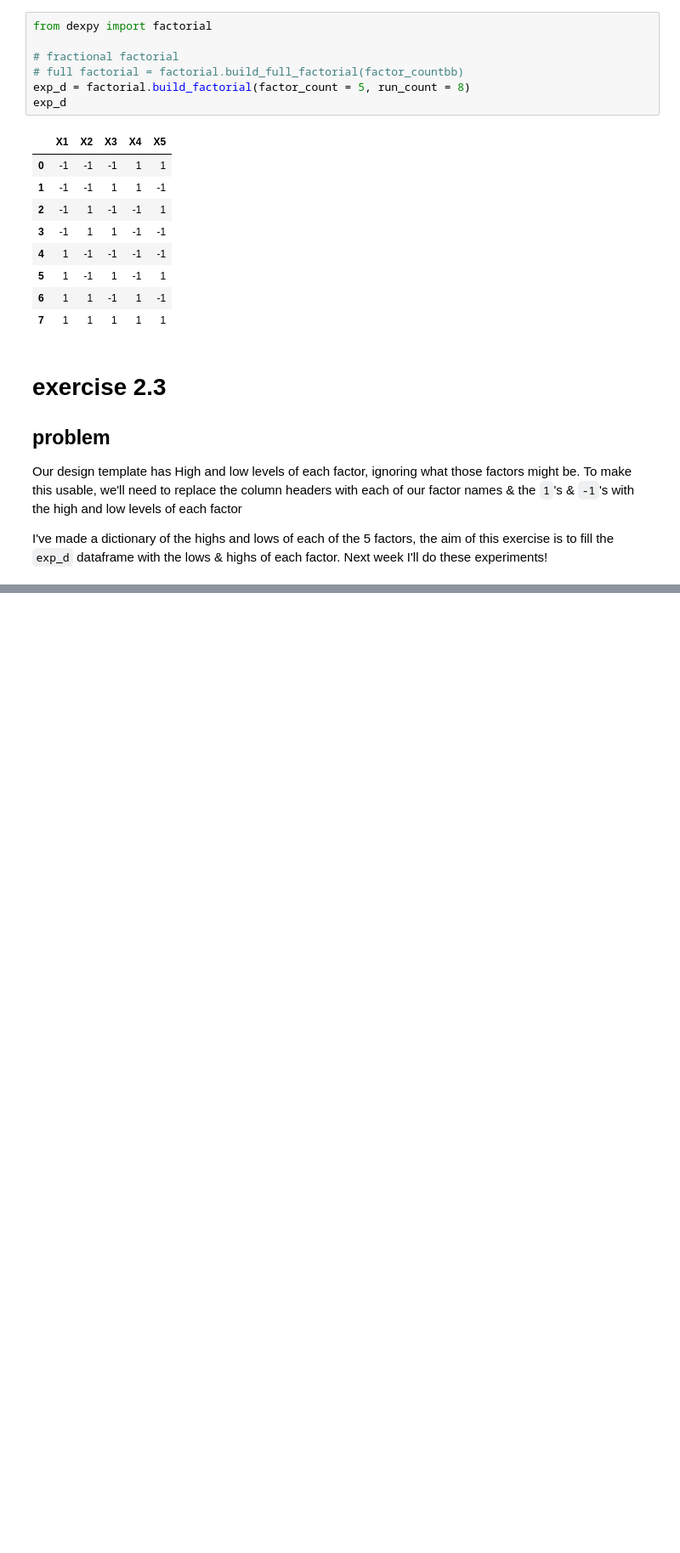
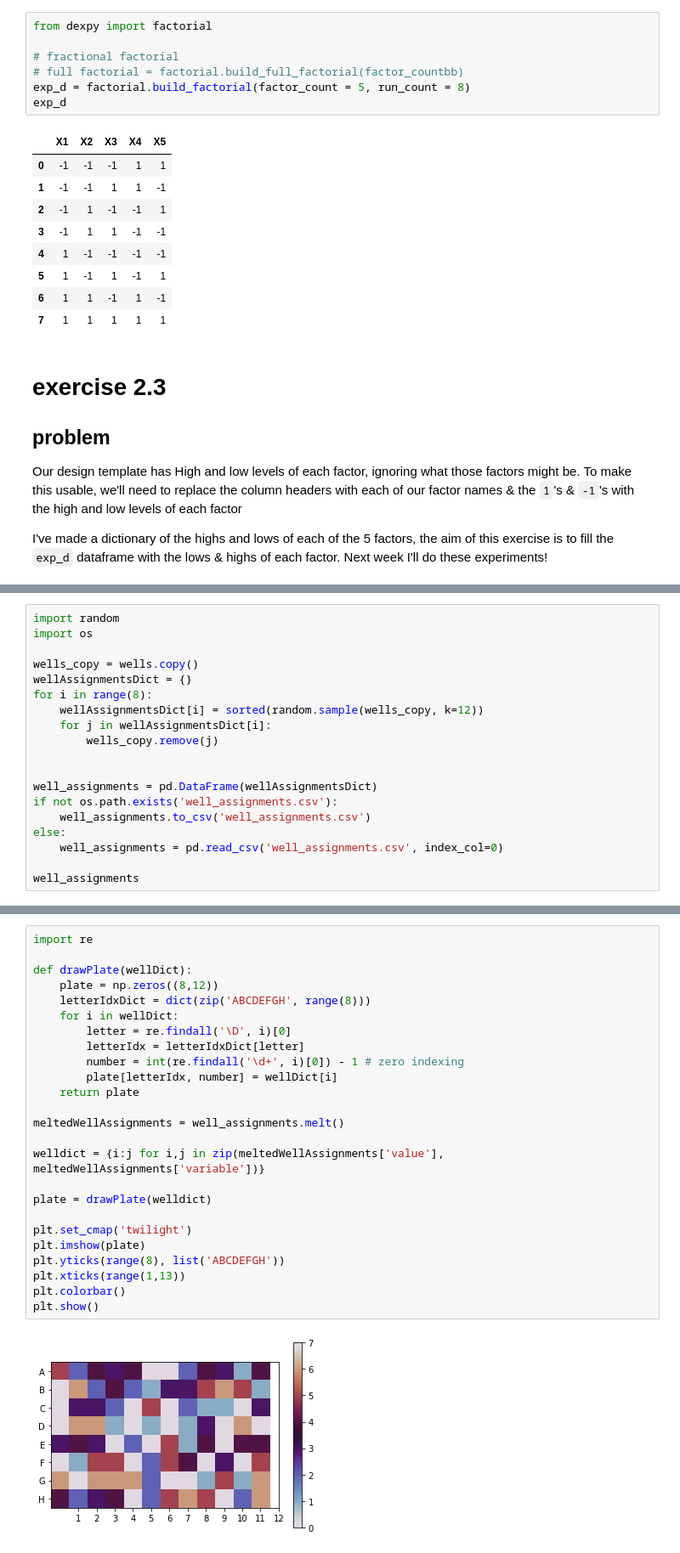
Before and after one commit to UoMMIB/Python-Club, a Jupyter notebook: Tutorials/Design-of-Experiments.ipynb, the cells around one changed output, grey strips where cells are left out. Shown at 85% size. Saved outputs shown, nothing was run; the diff lists cells and outputs as text; blank space fills up the shorter version.

```diff
--- a/Tutorials/Design-of-Experiments.ipynb
+++ b/Tutorials/Design-of-Experiments.ipynb
@@ -394,0 +463,19 @@ levels = {'tryptone %w/v':{'low':0,'high':2},
+# %%
+import random
+import os
+
+wells_copy = wells.copy()
+wellAssignmentsDict = {}
+for i in range(8):
+    wellAssignmentsDict[i] = sorted(random.sample(wells_copy, k=12))
+    for j in wellAssignmentsDict[i]:
+        wells_copy.remove(j)
+
+
+well_assignments = pd.DataFrame(wellAssignmentsDict)
+if not os.path.exists('well_assignments.csv'):
+    well_assignments.to_csv('well_assignments.csv')
+else:
+    well_assignments = pd.read_csv('well_assignments.csv', index_col=0)
+
+well_assignments
@@ -394,0 +496,27 @@ levels = {'tryptone %w/v':{'low':0,'high':2},
+# %%
+import re
+
+def drawPlate(wellDict):
+    plate = np.zeros((8,12))
+    letterIdxDict = dict(zip('ABCDEFGH', range(8)))
+    for i in wellDict:
+        letter = re.findall('\D', i)[0]
+        letterIdx = letterIdxDict[letter]
+        number = int(re.findall('\d+', i)[0]) - 1 # zero indexing
+        plate[letterIdx, number] = wellDict[i]
+    return plate
+
+meltedWellAssignments = well_assignments.melt()
+
+welldict = {i:j for i,j in zip(meltedWellAssignments['value'], meltedWellAssignments['variable'])}
+
+plate = drawPlate(welldict)
+
+plt.set_cmap('twilight')
+plt.imshow(plate)
+plt.yticks(range(8), list('ABCDEFGH'))
+plt.xticks(range(1,13))
+plt.colorbar()
+plt.show()
+# %% [output]
+[figure, added]
```
Also changed, not shown: parts of 26 cells of this notebook, 3 other files.
